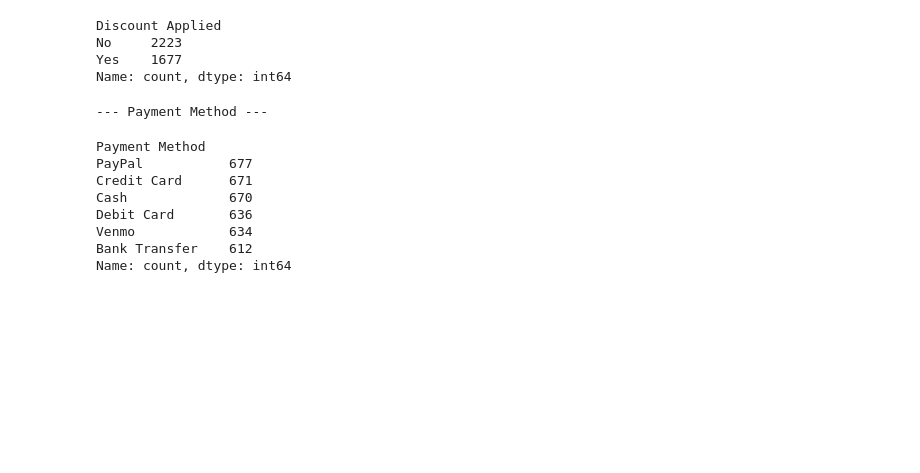
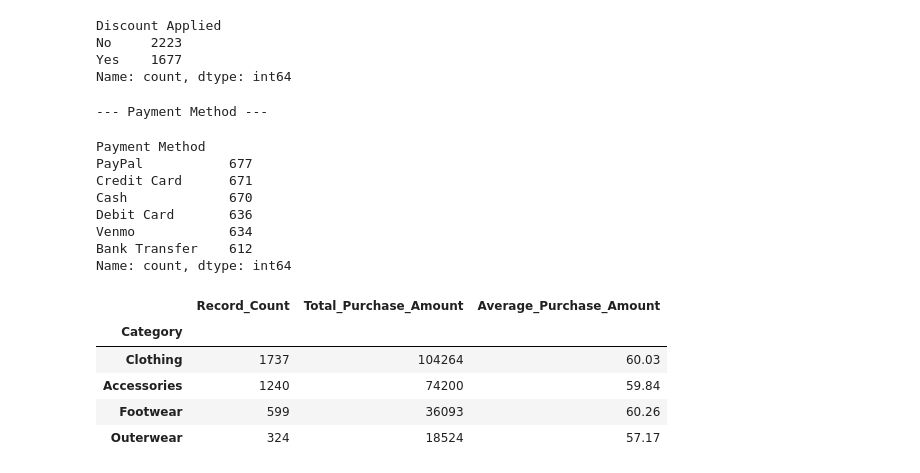
Before and after one commit to Aryan04hub/retail-customer-behavior-analysis, a Jupyter notebook: notebooks/01_data_understanding.ipynb, the cells around one changed output. Cells and saved outputs as stored; diff of their text form; code cells hidden in the pictures; blank space fills up the shorter version.

```diff
--- a/notebooks/01_data_understanding.ipynb
+++ b/notebooks/01_data_understanding.ipynb
@@ -180,3 +180,22 @@ Debit Card       636
 Venmo            634
 Bank Transfer    612
 Name: count, dtype: int64
+# %%
+category_analysis = (
+    df.groupby("Category")
+      .agg(
+          Record_Count=("Customer ID", "count"),
+          Total_Purchase_Amount=("Purchase Amount (USD)", "sum"),
+          Average_Purchase_Amount=("Purchase Amount (USD)", "mean")
+      )
+      .sort_values("Total_Purchase_Amount", ascending=False)
+)
+
+display(category_analysis.round(2))
+# %% [output]
+|  | Record_Count | Total_Purchase_Amount | Average_Purchase_Amount |
+| Category |  |  |  |
+| Clothing | 1737 | 104264 | 60.03 |
+| Accessories | 1240 | 74200 | 59.84 |
+| Footwear | 599 | 36093 | 60.26 |
+| Outerwear | 324 | 18524 | 57.17 |
```
Also changed, not shown: parts of 2 cells of this notebook.
